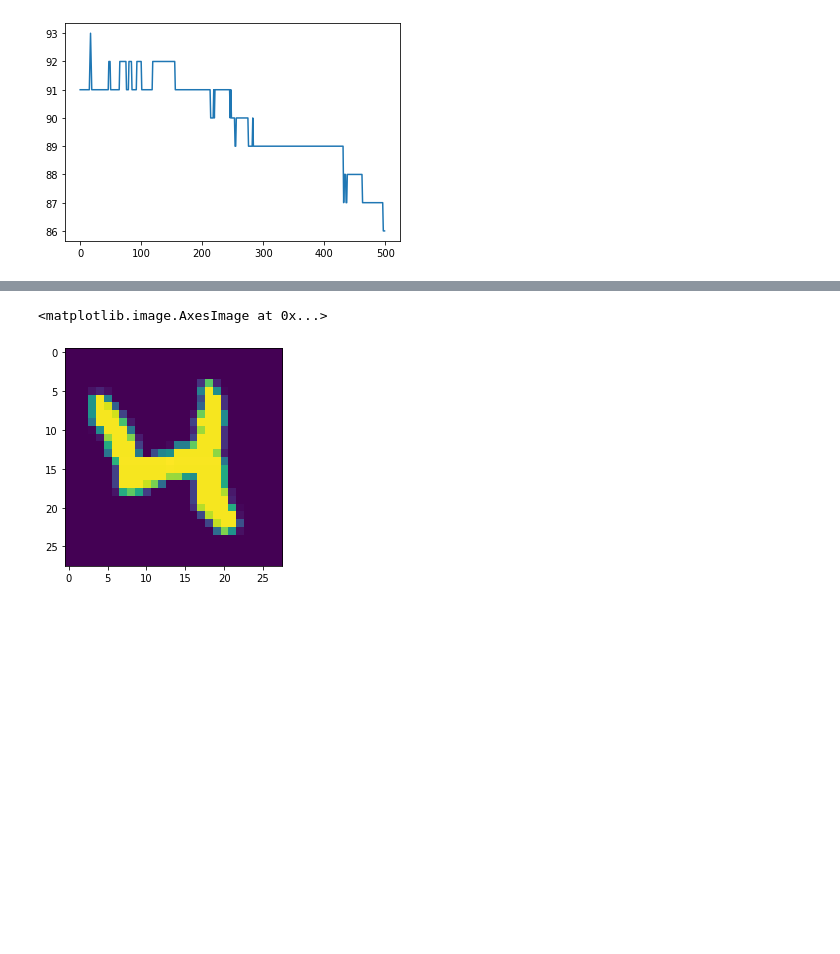
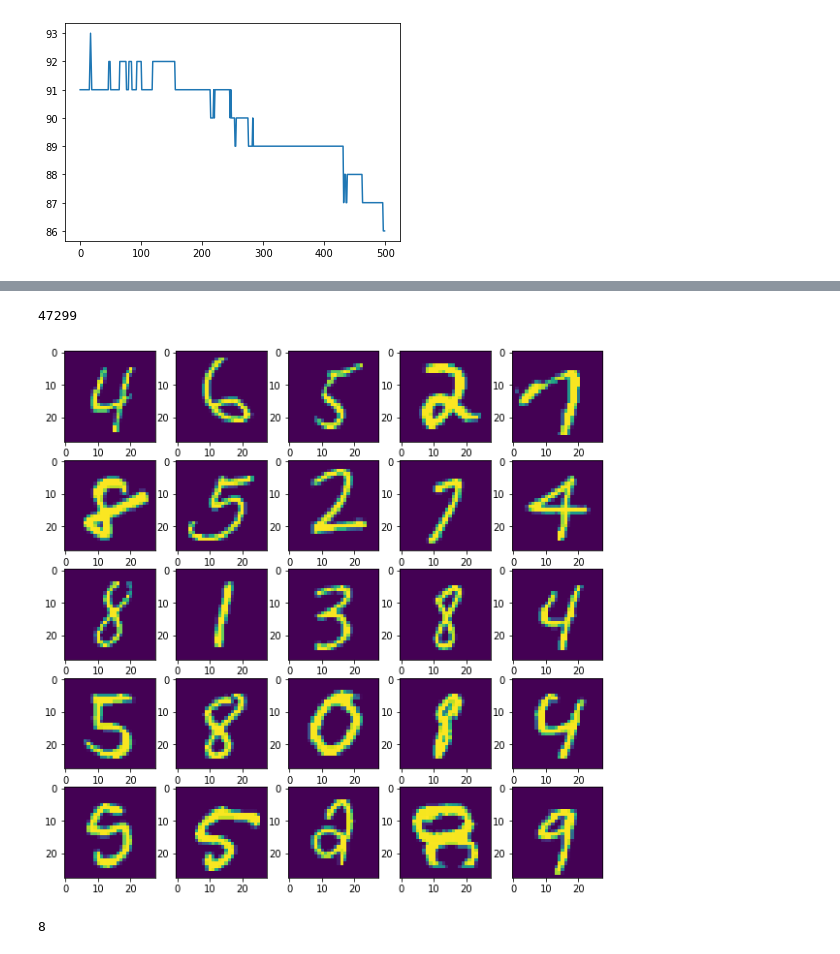
Before and after one commit to datascience-mobi/2021-topic-04-team-02, a Jupyter notebook: Data exploration.ipynb, the cells around one changed output, grey strips where cells are left out. Drawn from its saved outputs; the diff is of its cells as text; code cells hidden in the pictures; blank space fills up the shorter version.

Commit message:
exploring data

```diff
--- a/Data exploration.ipynb
+++ b/Data exploration.ipynb
@@ -175,6 +172,17 @@ trainvalues = X[:,1:]
-# %%
-mat_data = trainvalues[20,:].reshape(28,28)
-plt.imshow(mat_data)
-# %% [output]
-<matplotlib.image.AxesImage at 0x...>
-[figure, removed]
+# %%
+fig = plt.figure(figsize=(10,10))
+a = np.random.randint(0,59975)
+b = a +25
+for i in range (a,b):
+    mat_data = trainvalues[i,:].reshape(28,28)
+    fig.add_subplot(5, 5, i-a+1)
+    plt.imshow(mat_data)
+print(a)
+plt.show()
+# %% [output]
+47299
+[figure, added]
+# %%
+trainlabels[47317]
+# %% [output]
+8
```
Also changed, not shown: parts of 1 cell of this notebook.
